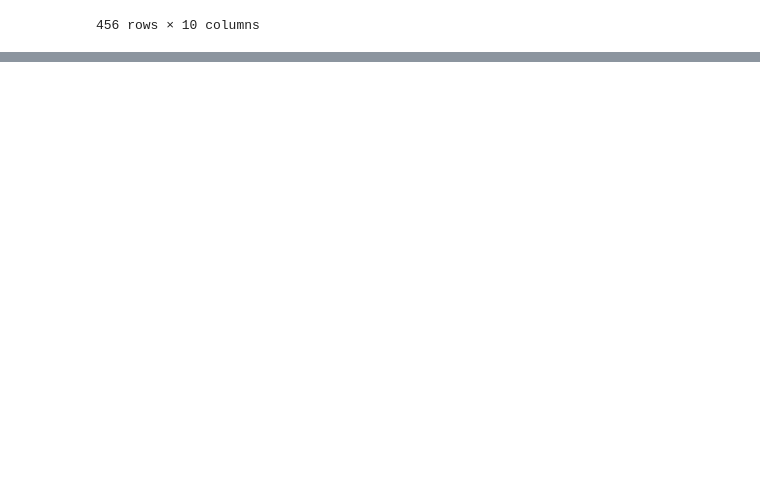
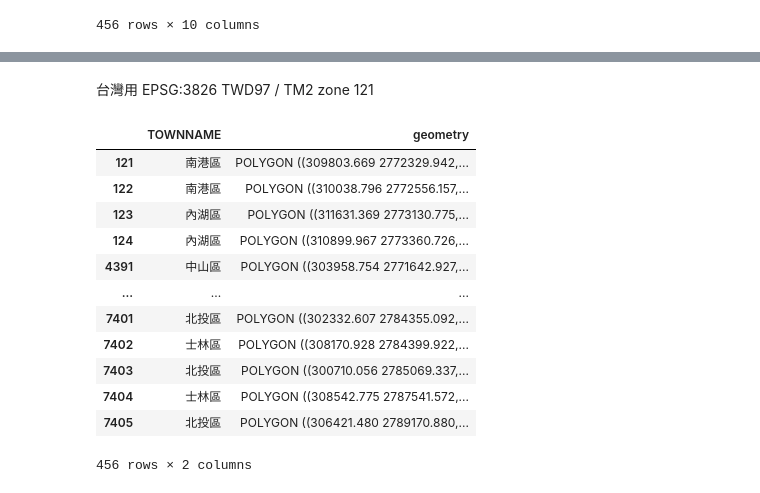
Before and after one commit to teddy21019/YoubikeUsagePrediction, a Jupyter notebook: project/data_getter/GettingData.ipynb, the cells around one changed output, grey strips where cells are left out. Saved outputs shown, nothing was run; the diff lists cells and outputs as text; code cells hidden in the pictures; blank space fills up the shorter version.

```diff
--- a/project/data_getter/GettingData.ipynb
+++ b/project/data_getter/GettingData.ipynb
@@ -549,0 +615,24 @@ pd.read_parquet("../DATA/Demographic/demographic.pq")
+# %%
+
+
+li_geodata:gpd.GeoDataFrame = gpd.read_file("../DATA/Demographic/OFiles_80aff061-baea-4ab2-a7b6-d02f9c9f8060/VILLAGE_NLSC_121_1120317.shp", encoding = "utf-8")
+# %% [markdown]
+台灣用 EPSG:3826
+TWD97 / TM2 zone 121
+# %%
+tpe_li = li_geodata[li_geodata["COUNTYNAME"]== "臺北市"][["TOWNNAME", "geometry"]]
+tpe_li
+# %% [output]
+|  | TOWNNAME | geometry |
+| 121 | 南港區 | POLYGON ((309803.669 2772329.942,... |
+| 122 | 南港區 | POLYGON ((310038.796 2772556.157,... |
+| 123 | 內湖區 | POLYGON ((311631.369 2773130.775,... |
+| 124 | 內湖區 | POLYGON ((310899.967 2773360.726,... |
+| 4391 | 中山區 | POLYGON ((303958.754 2771642.927,... |
+| ... | ... | ... |
+| 7401 | 北投區 | POLYGON ((302332.607 2784355.092,... |
+| 7402 | 士林區 | POLYGON ((308170.928 2784399.922,... |
+| 7403 | 北投區 | POLYGON ((300710.056 2785069.337,... |
+| 7404 | 士林區 | POLYGON ((308542.775 2787541.572,... |
+| 7405 | 北投區 | POLYGON ((306421.480 2789170.880,... |
+456 rows × 2 columns
```
Also changed, not shown: parts of 6 cells of this notebook.
